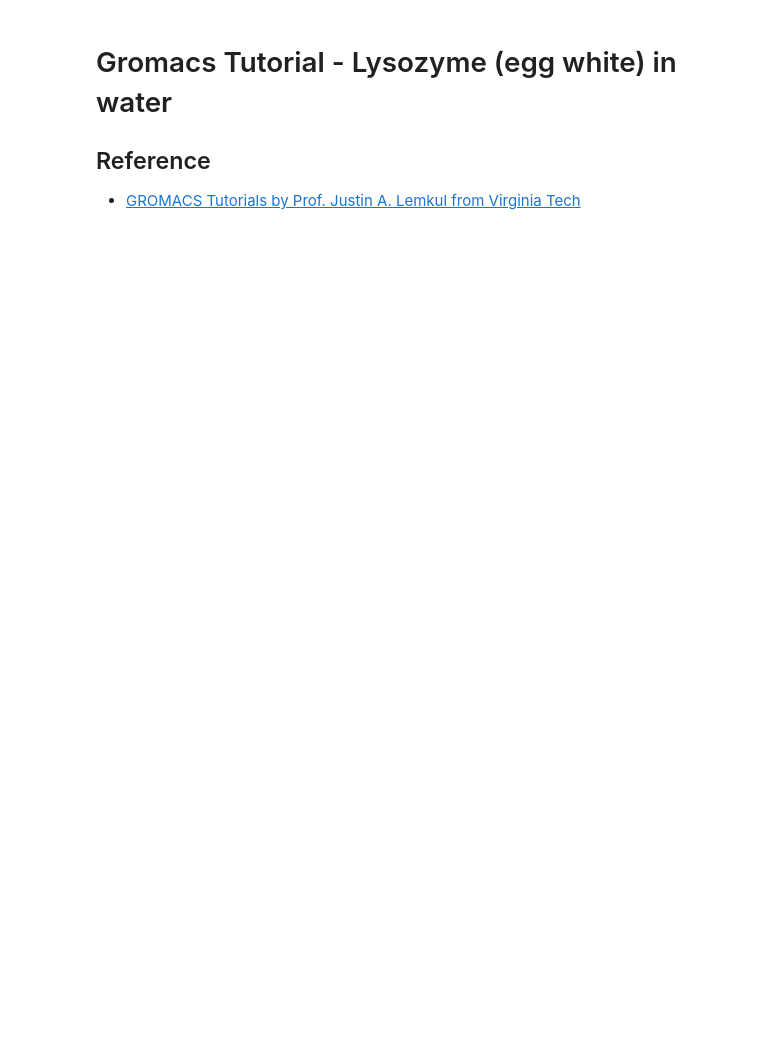
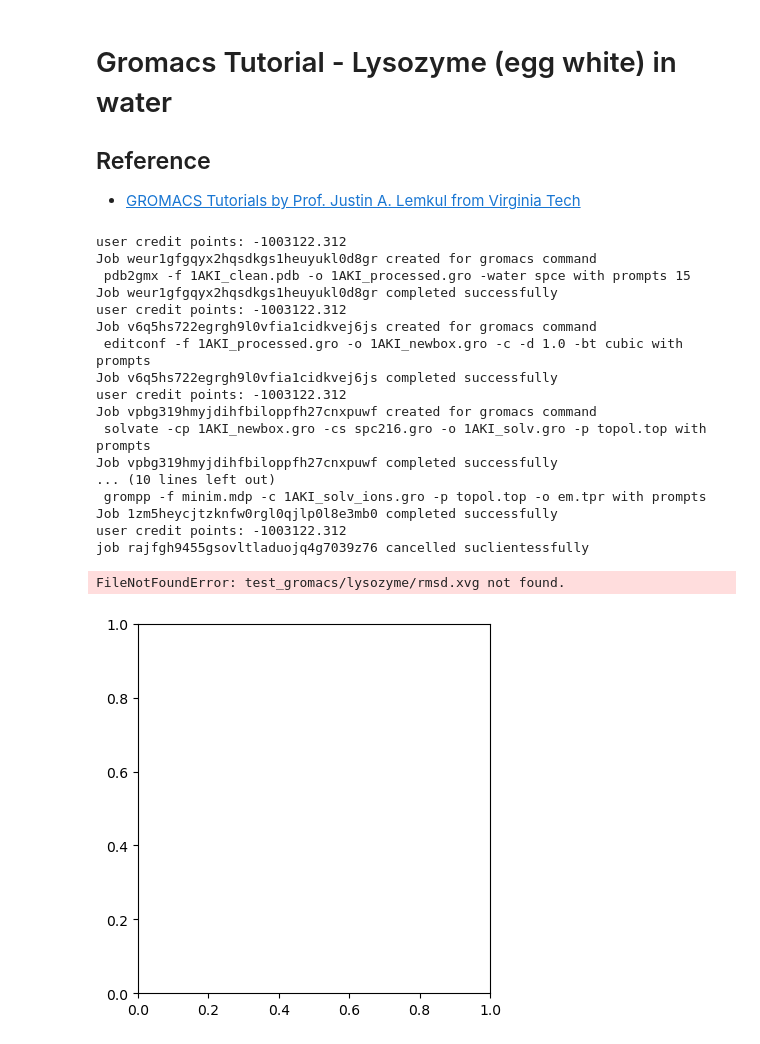
Before and after one commit to chiral-data/chiral-client-python, a Jupyter notebook: examples/gromacs.ipynb, the cells around one changed output. Drawn from its saved outputs; the diff is of its cells as text; code cells hidden in the pictures; blank space fills up the shorter version.

```diff
--- a/examples/gromacs.ipynb
+++ b/examples/gromacs.ipynb
@@ -297,9 +300,11 @@ def plot_rmsd_gyration(local_dir: str):
 # %%
 # register a user at cloud.chiral.one, get the token api from the page "Profile"
 #
+# chiral_computing_url = "153.120.167.188:20000"
+# token_api = 'vkzfclkrwu0gvl9760sfnodlpf0ew3nd'
 user_email = os.environ['CHIRAL_USER_EMAIL']
 token_api = os.environ['CHIRAL_TOKEN_API']
-chiral_computing_url = os.environ['CHIRAL_CLOUD_URL']
+chiral_computing_url = "api.chiral.one:20000"
 remote_dir = 'gromacs'
 local_dir = 'test_gromacs'
 client = chiral_client.Client(user_email, token_api, remote_dir, local_dir, chiral_computing_url)
@@ -345,30 +350,50 @@ print(f'user credit points: {client.check_credit_points():.3f}')
 time.sleep(2)
 print(f'user credit points: {client.check_credit_points():.3f}')
 run_step_8(client, data_dir)
 plot_energy(os.path.join(local_dir, client.project))
 run_step_9(client, data_dir)
 run_step_10(client, data_dir)
 clear_output(wait=True)
 print(f'user credit points: {client.check_credit_points():.3f}')
 run_step_11(client, data_dir)
 plot_temperature(os.path.join(local_dir, client.project))
 run_step_12(client, data_dir)
 run_step_13(client, data_dir)
 clear_output(wait=True)
 print(f'user credit points: {client.check_credit_points():.3f}')
 run_step_14(client, data_dir)
 run_step_15(client, data_dir)
 plot_pressure_density(os.path.join(local_dir, client.project))
 run_step_16(client, data_dir)
 run_step_17(client, data_dir)
 run_step_18(client, data_dir)
 run_step_19(client, data_dir)
 clear_output(wait=True)
 print(f'user credit points: {client.check_credit_points():.3f}')
 run_step_20(client, data_dir)
 run_step_21(client, data_dir)
 plot_rmsd_gyration(os.path.join(local_dir, client.project))
 
 shutil.rmtree(local_dir)
 print(f'Simulation {project} Completes!')
 client.remove_remote_dir('.', 'gromacs')
+# %% [output]
+user credit points: -1003122.312
+Job weur1gfgqyx2hqsdkgs1heuyukl0d8gr created for gromacs command
+ pdb2gmx -f 1AKI_clean.pdb -o 1AKI_processed.gro -water spce with prompts 15
+Job weur1gfgqyx2hqsdkgs1heuyukl0d8gr completed successfully
+user credit points: -1003122.312
+Job v6q5hs722egrgh9l0vfia1cidkvej6js created for gromacs command
+ editconf -f 1AKI_processed.gro -o 1AKI_newbox.gro -c -d 1.0 -bt cubic with prompts
+Job v6q5hs722egrgh9l0vfia1cidkvej6js completed successfully
+user credit points: -1003122.312
+Job vpbg319hmyjdihfbiloppfh27cnxpuwf created for gromacs command
+ solvate -cp 1AKI_newbox.gro -cs spc216.gro -o 1AKI_solv.gro -p topol.top with prompts
+Job vpbg319hmyjdihfbiloppfh27cnxpuwf completed successfully
+... (10 lines left out)
+ grompp -f minim.mdp -c 1AKI_solv_ions.gro -p topol.top -o em.tpr with prompts
+Job 1zm5heycjtzknfw0rgl0qjlp0l8e3mb0 completed successfully
+user credit points: -1003122.312
+job rajfgh9455gsovltladuojq4g7039z76 cancelled suclientessfully
+FileNotFoundError: test_gromacs/lysozyme/rmsd.xvg not found.
+[figure, added]
```
Also changed, not shown: parts of 1 cell of this notebook, 2 other files.
